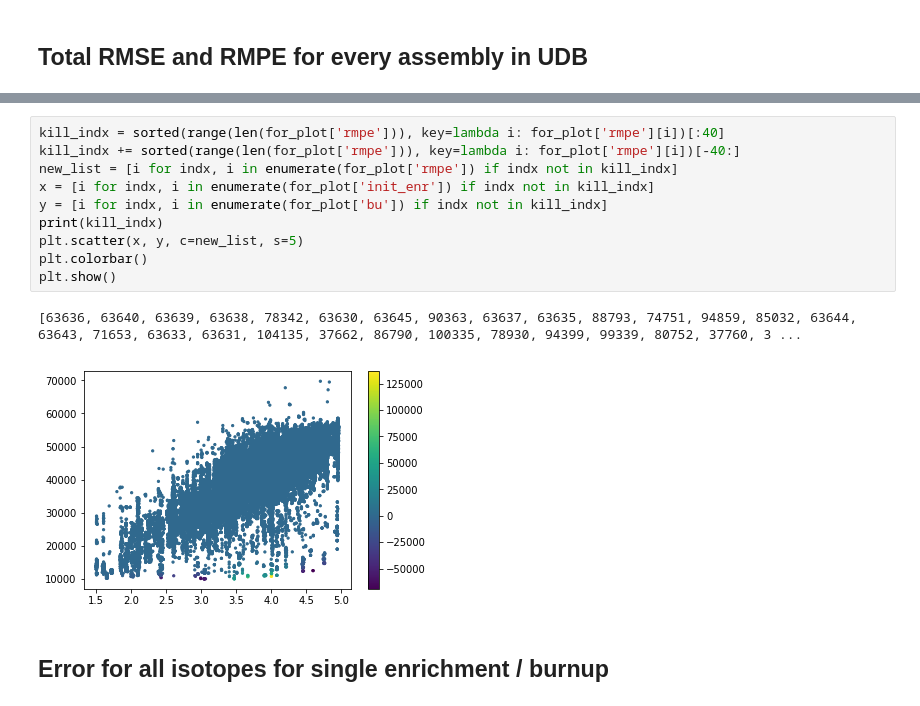
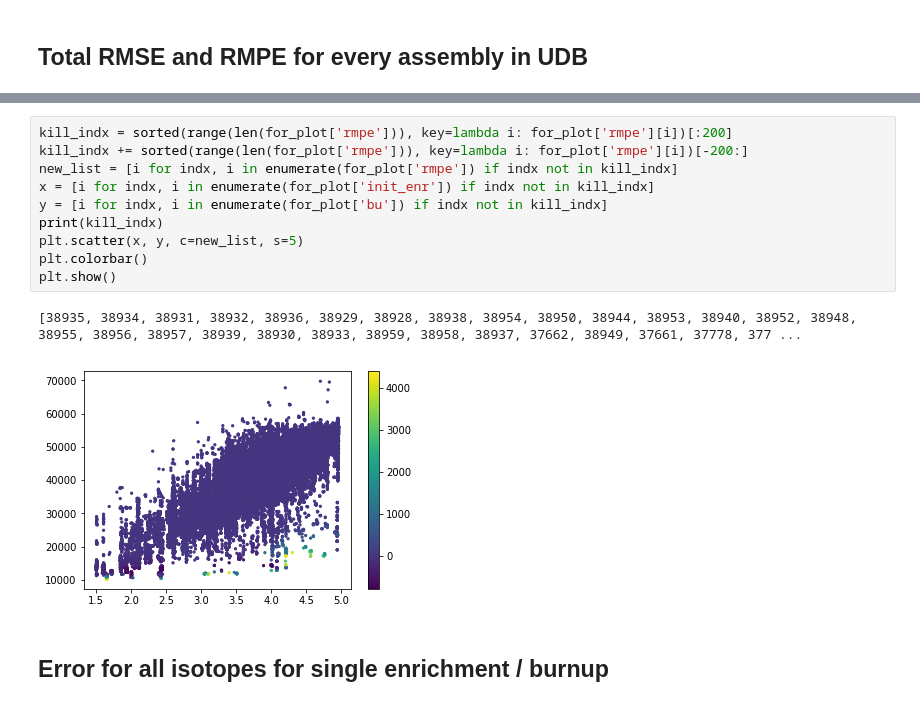
Before and after one commit to jbae11/depletion_rom, a Jupyter notebook: udb_compare.ipynb, the cells around one changed output, grey strips where cells are left out. Saved outputs shown, nothing was run; the diff lists cells and outputs as text.

Commit message:
new images

```diff
--- a/udb_compare.ipynb
+++ b/udb_compare.ipynb
@@ -289,16 +307,16 @@ plt.show()
 # %%
-kill_indx = sorted(range(len(for_plot['rmpe'])), key=lambda i: for_plot['rmpe'][i])[:40]
-kill_indx += sorted(range(len(for_plot['rmpe'])), key=lambda i: for_plot['rmpe'][i])[-40:]
+kill_indx = sorted(range(len(for_plot['rmpe'])), key=lambda i: for_plot['rmpe'][i])[:200]
+kill_indx += sorted(range(len(for_plot['rmpe'])), key=lambda i: for_plot['rmpe'][i])[-200:]
 new_list = [i for indx, i in enumerate(for_plot['rmpe']) if indx not in kill_indx]
 x = [i for indx, i in enumerate(for_plot['init_enr']) if indx not in kill_indx]
 y = [i for indx, i in enumerate(for_plot['bu']) if indx not in kill_indx]
 print(kill_indx)
 plt.scatter(x, y, c=new_list, s=5)
 plt.colorbar()
 plt.show()
 # %% [output]
-[63636, 63640, 63639, 63638, 78342, 63630, 63645, 90363, 63637, 63635, 88793, 74751, 94859, 85032, 63644, 63643, 71653, 63633, 63631, 104135, 37662, 86790, 100335, 78930, 94399, 99339, 80752, 37760, 3 ...
+[38935, 38934, 38931, 38932, 38936, 38929, 38928, 38938, 38954, 38950, 38944, 38953, 38940, 38952, 38948, 38955, 38956, 38957, 38939, 38930, 38933, 38959, 38958, 38937, 37662, 38949, 37661, 37778, 377 ...
-[figure, old version]
+[figure, new version]
 # %% [markdown]
 ## Error for all isotopes for single enrichment / burnup
 # %%
```
Also changed, not shown: parts of 26 cells of this notebook, 25 other files.
